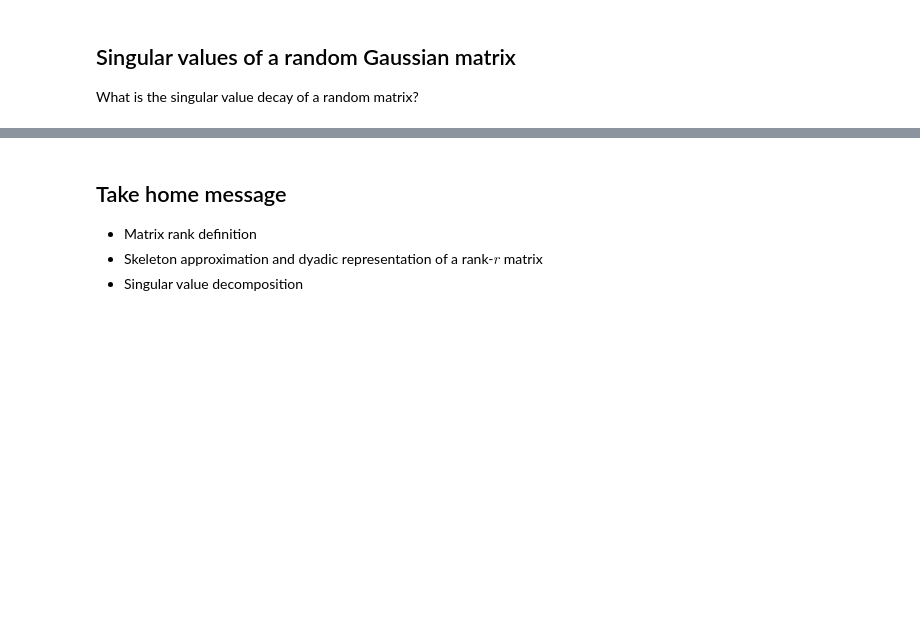
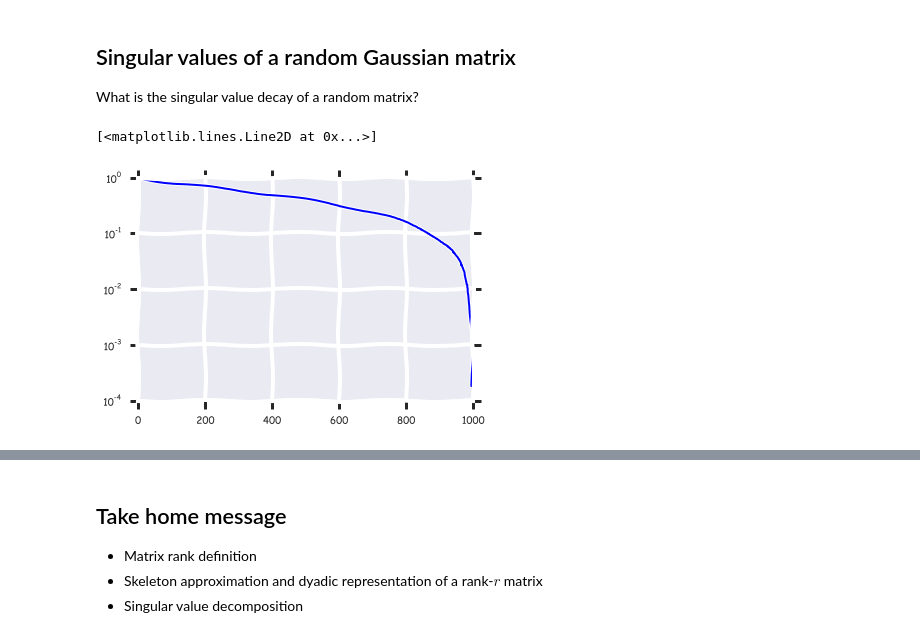
Before and after one commit to oseledets/nla2016, a Jupyter notebook: lectures/lecture-4.ipynb, the cells around one changed output, grey strips where cells are left out. Cells and saved outputs as stored; diff of their text form; code cells hidden in the pictures; blank space fills up the shorter version.

```diff
--- a/lectures/lecture-4.ipynb
+++ b/lectures/lecture-4.ipynb
@@ -353,7 +381,11 @@ What is the singular value decay of a random matrix?
 # %%
 import numpy as np
 import matplotlib.pyplot as plt
+plt.xkcd()
 n = 1000
 a = np.random.randn(n, n)
 u, s, v = np.linalg.svd(a)
 plt.semilogy(s/s[0])
+# %% [output]
+[<matplotlib.lines.Line2D at 0x...>]
+[figure, added]
```
Also changed, not shown: parts of 37 cells of this notebook.
